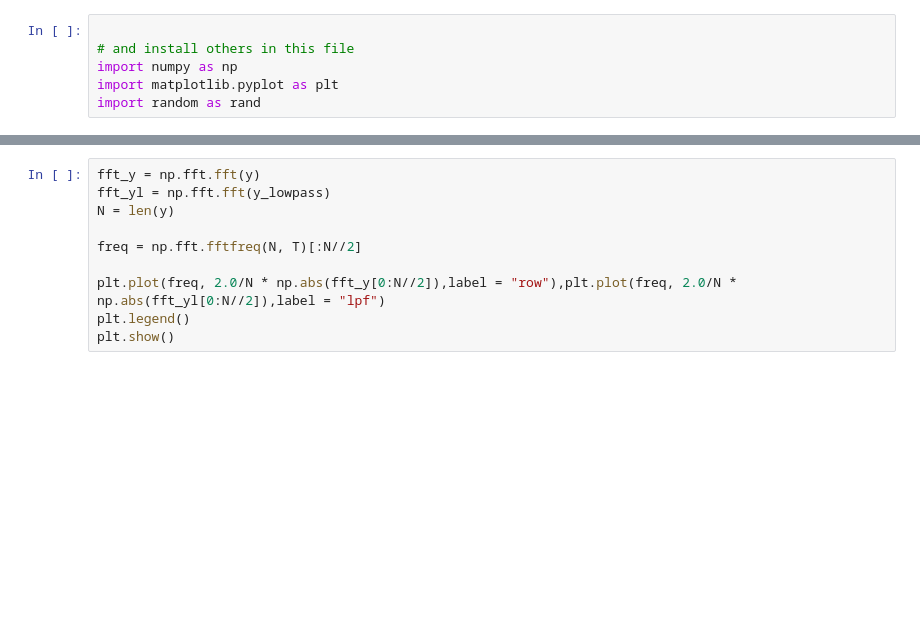
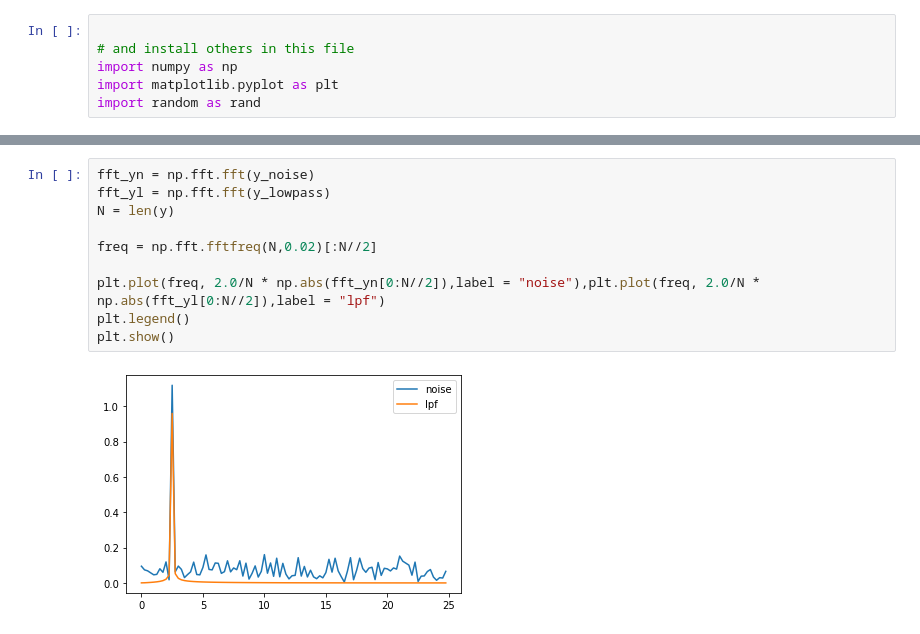
Before and after one commit to riho5/practice, a Jupyter notebook: test.ipynb, the cells around one changed output, grey strips where cells are left out. Cells and saved outputs as stored; diff of their text form; blank space fills up the shorter version.

```diff
--- a/test.ipynb
+++ b/test.ipynb
@@ -35,10 +35,12 @@ plt.show()
 # %%
-fft_y = np.fft.fft(y)
+fft_yn = np.fft.fft(y_noise)
 fft_yl = np.fft.fft(y_lowpass)
 N = len(y)
 
-freq = np.fft.fftfreq(N, T)[:N//2]
+freq = np.fft.fftfreq(N,0.02)[:N//2]
 
-plt.plot(freq, 2.0/N * np.abs(fft_y[0:N//2]),label = "row"),plt.plot(freq, 2.0/N * np.abs(fft_yl[0:N//2]),label = "lpf")
+plt.plot(freq, 2.0/N * np.abs(fft_yn[0:N//2]),label = "noise"),plt.plot(freq, 2.0/N * np.abs(fft_yl[0:N//2]),label = "lpf")
 plt.legend()
 plt.show()
+# %% [output]
+[figure, added]
```
Also changed, not shown: parts of 2 cells of this notebook, 2 other files.
